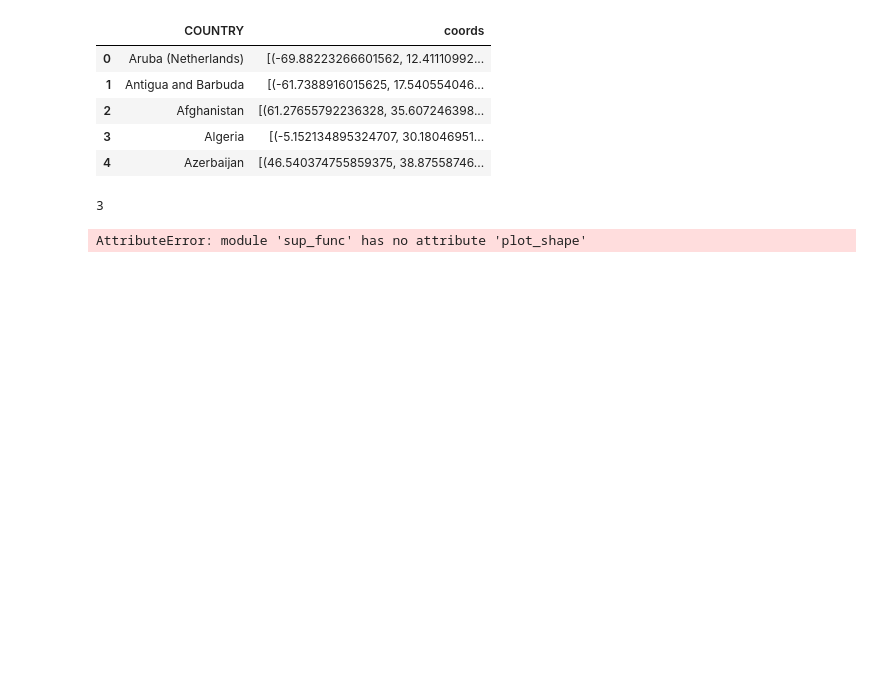
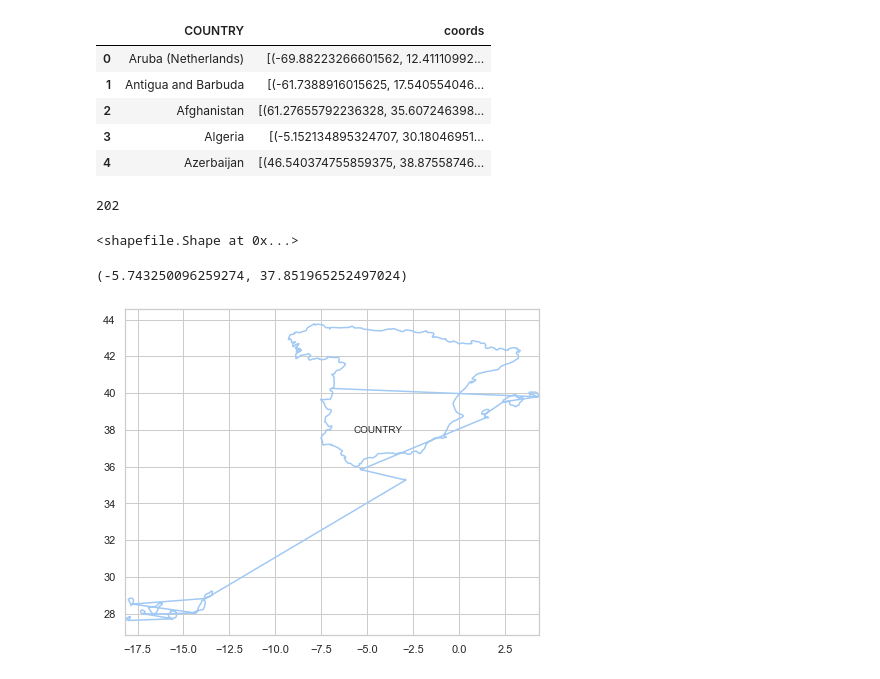
Before and after one commit to cesarvila/population, a Jupyter notebook: popu.ipynb, the cells around one changed output. Cells and saved outputs as stored; diff of their text form; code cells hidden in the pictures; blank space fills up the shorter version.

```diff
--- a/popu.ipynb
+++ b/popu.ipynb
@@ -384,13 +384,17 @@ df.head()
 | 3 | Algeria | [(-5.152134895324707, 30.18046951... |
 | 4 | Azerbaijan | [(46.540374755859375, 38.87558746... |
 # %%
-com_id = df.index[df['COUNTRY'] == 'Algeria'][0]
+com_id = df.index[df['COUNTRY'] == 'Spain'][0]
 # %%
 com_id
 # %% [output]
-3
+202
+# %%
+sf.shape(com_id)
+# %% [output]
+<shapefile.Shape at 0x...>
 # %%
-sfu.plot_shape(com_id, 'COUNTRY')
-sf.shape(com_id)
+sfu.plot_shape(com_id, sf, 'COUNTRY')
 # %% [output]
-AttributeError: module 'sup_func' has no attribute 'plot_shape'
+(-5.743250096259274, 37.851965252497024)
+[figure, added]
```
Also changed, not shown: parts of 13 cells of this notebook, 1 other file.
